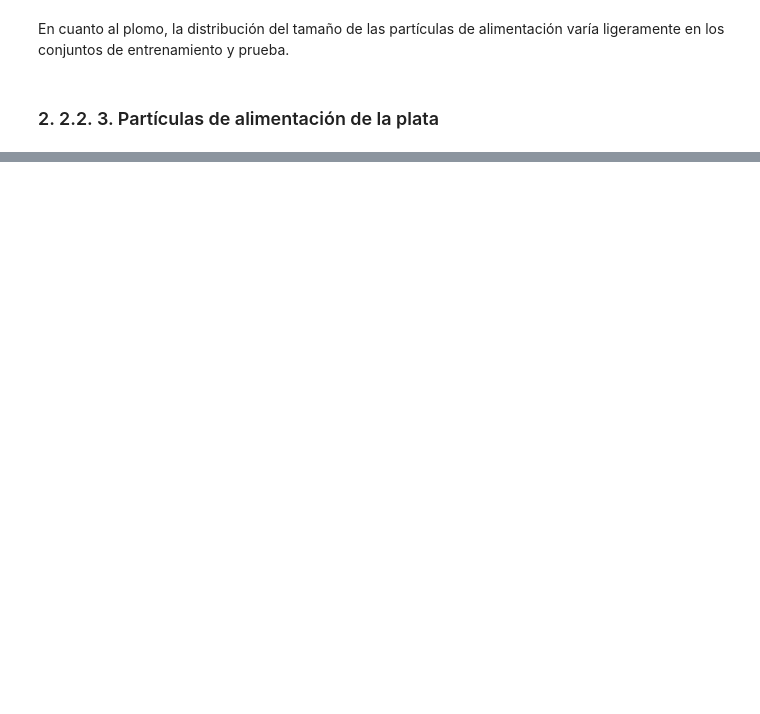
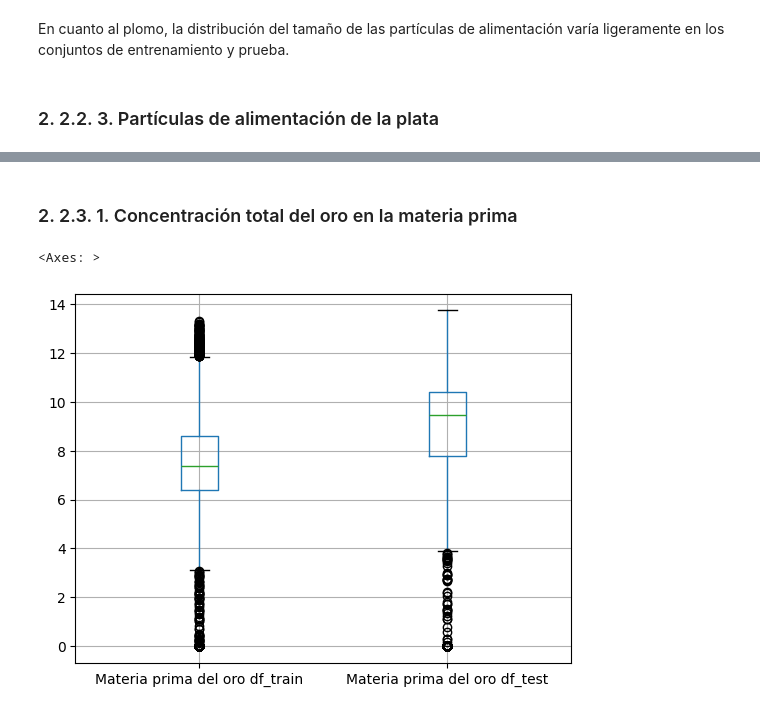
Before and after one commit to wh1tneyr/proyecto-tecnologico, a Jupyter notebook: gold.ipynb, the cells around one changed output, grey strips where cells are left out. Saved outputs shown, nothing was run; the diff lists cells and outputs as text; code cells hidden in the pictures; blank space fills up the shorter version.

```diff
--- a/gold.ipynb
+++ b/gold.ipynb
@@ -482,0 +493,2 @@ Como resumen, en los tres metales se encontraron cambios significativos con resp
+# %% [markdown]
+### 2.  2.3.  1. Concentración total del oro en la materia prima
@@ -482,0 +507,6 @@ Como resumen, en los tres metales se encontraron cambios significativos con resp
+# %%
+#diagrama de caja de las concentraciones en conjuntos train y test
+feed_au_train_test.boxplot()
+# %% [output]
+<Axes: >
+[figure, added]
```
Also changed, not shown: parts of 9 cells of this notebook.
